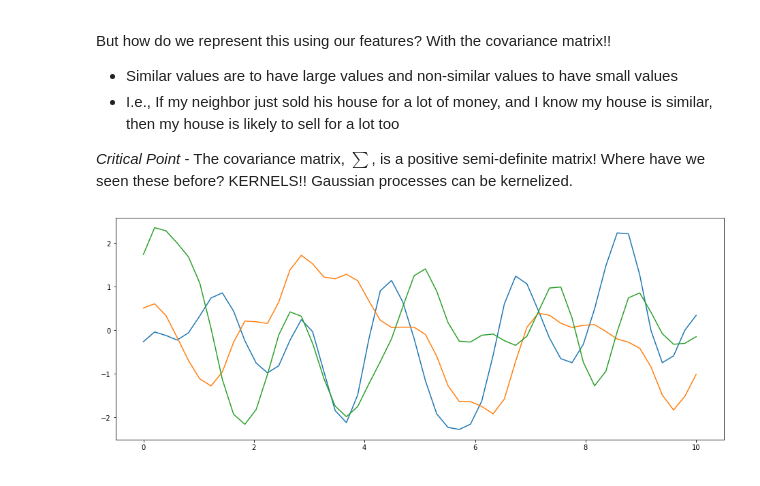
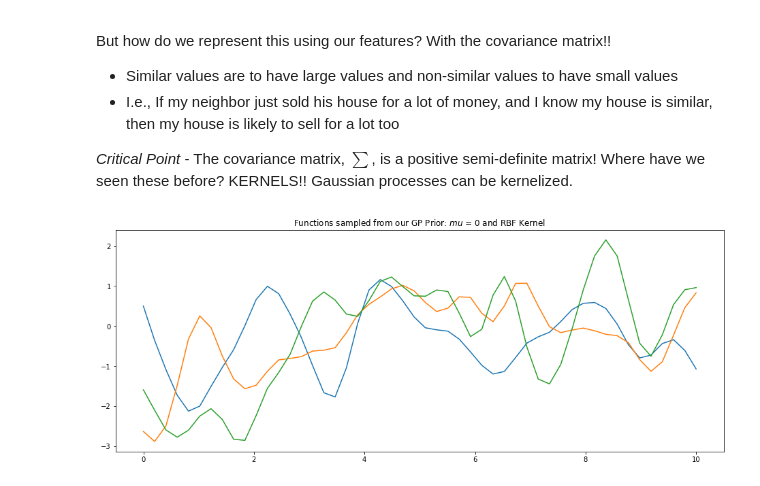
Before and after one commit to GStechschulte/autodidact, a Jupyter notebook: ML_Scratch/GaussianProcesses.ipynb, the cells around one changed output. Drawn from its saved outputs; the diff is of its cells as text; code cells hidden in the pictures.

```diff
--- a/ML_Scratch/GaussianProcesses.ipynb
+++ b/ML_Scratch/GaussianProcesses.ipynb
@@ -125,15 +125,16 @@ def kernel(m1, m2, l=1):
 # %%
 ## Prior ##
 n = 50
 x = np.linspace(0, 10, n)
 
 # Covariance matrix is now parameterized using our RBF kernel
 cov = kernel(x, x, 0.44)
 
 # Mean = 0 and cov is now parameterized with our kernel
 norm = multivariate_normal(mean=np.zeros(n), cov=cov)
 plt.figure(figsize=(16, 6))
 [plt.plot(x, norm.rvs()) for _ in range(3)]
+plt.title('Functions sampled from our GP Prior: $mu$ = 0 and RBF Kernel')
 plt.show()
 # %% [output]
-[figure, old version]
+[figure, new version]
```
Also changed, not shown: parts of 11 cells of this notebook.
